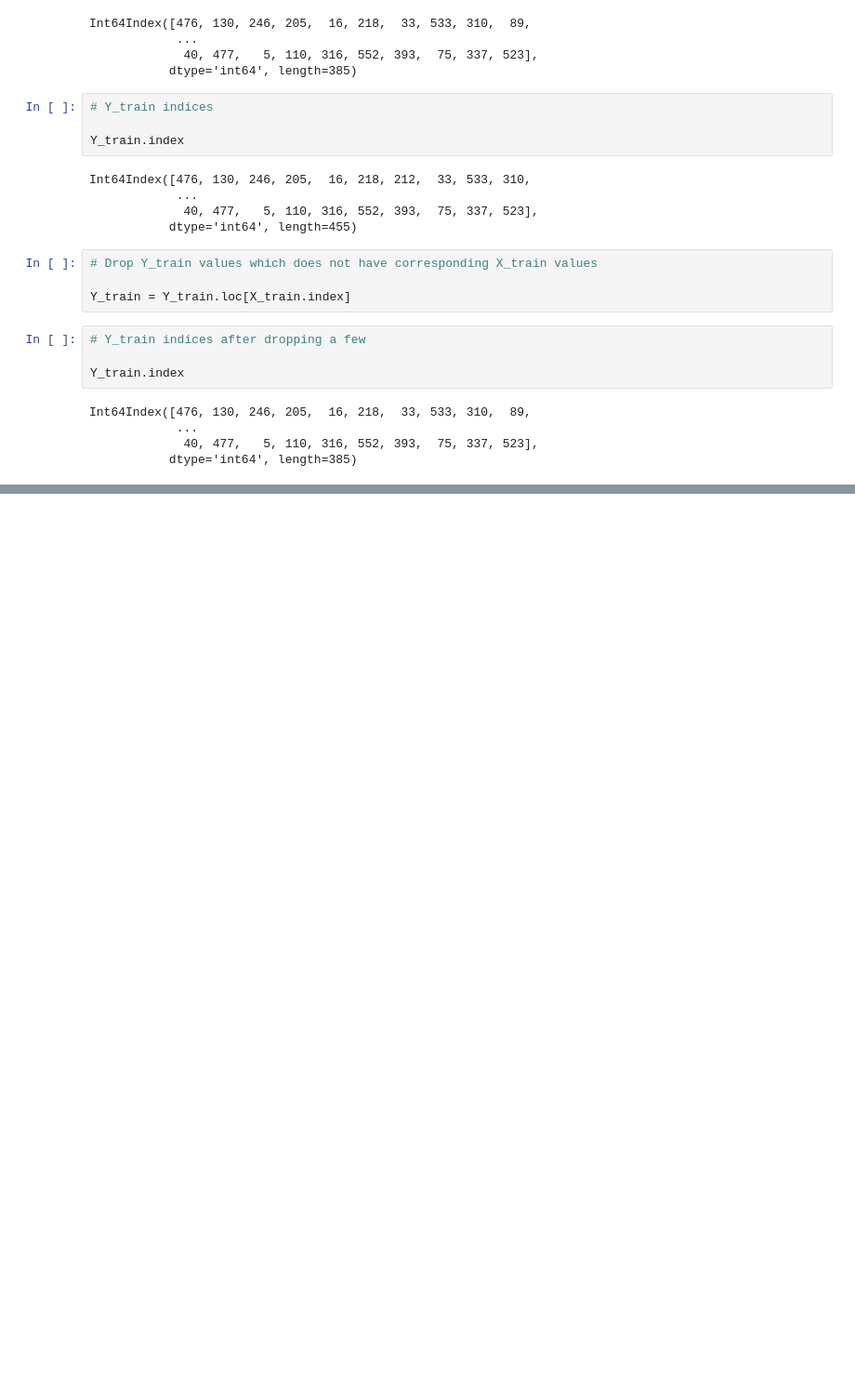
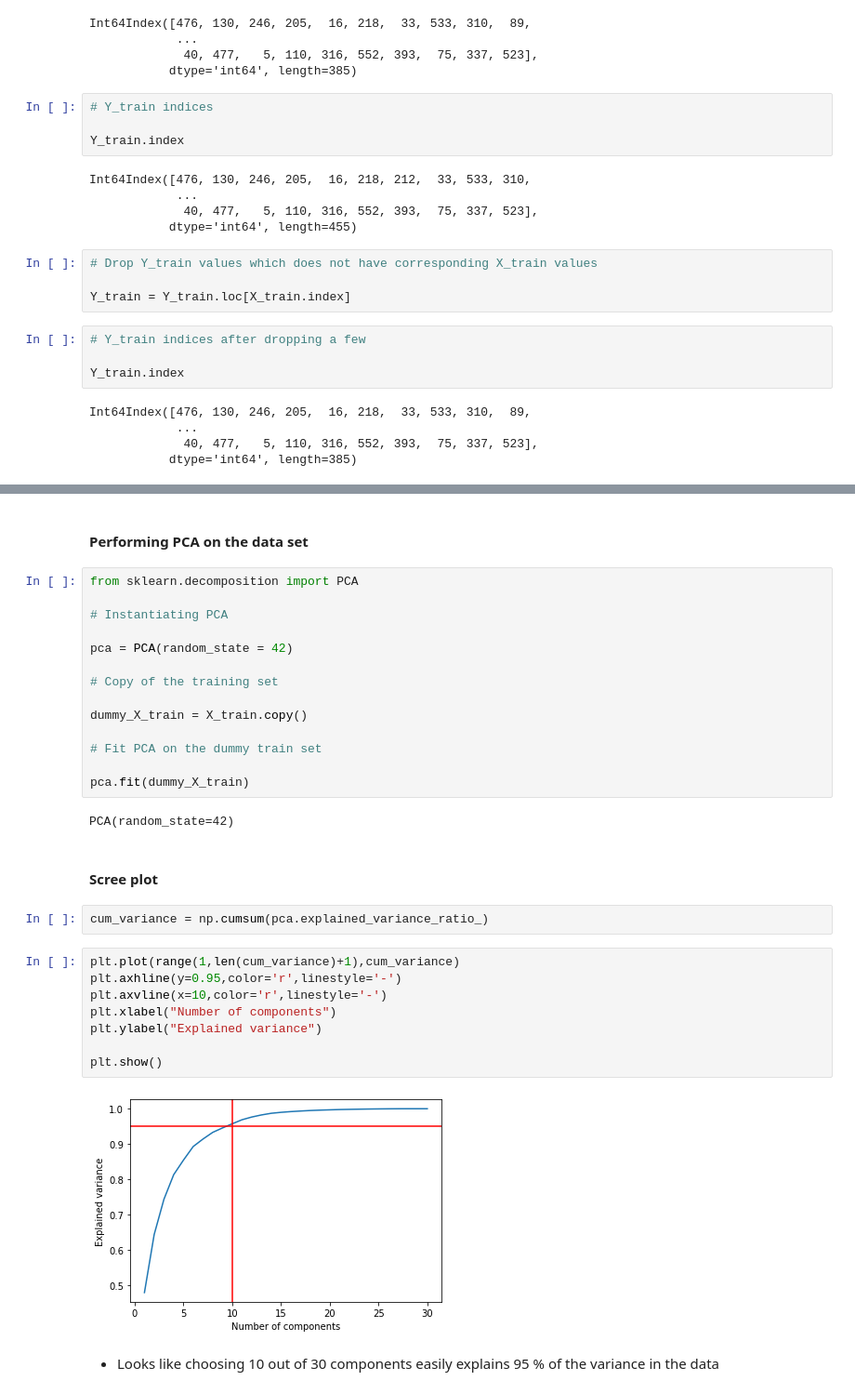
Before and after one commit to pradeeppvj8/GDA-on-breast-cancer-dataset, a Jupyter notebook: GDA on breast cancer dataset.ipynb, the cells around one changed output, grey strips where cells are left out. Shown at 93% size. Drawn from its saved outputs; the diff is of its cells as text; blank space fills up the shorter version.

Commit message:
GDA on binary classification for breast cancer data set done

```diff
--- a/GDA on breast cancer dataset.ipynb
+++ b/GDA on breast cancer dataset.ipynb
@@ -1114,0 +1117,34 @@ Name: diagnosis, dtype: int64
+# %% [markdown]
+#### Performing PCA on the data set
+# %%
+from sklearn.decomposition import PCA
+
+# Instantiating PCA
+
+pca = PCA(random_state = 42)
+
+# Copy of the training set
+
+dummy_X_train = X_train.copy()
+
+# Fit PCA on the dummy train set
+
+pca.fit(dummy_X_train)
+# %% [output]
+PCA(random_state=42)
+# %% [markdown]
+#### Scree plot
+# %%
+cum_variance = np.cumsum(pca.explained_variance_ratio_)
+# %%
+plt.plot(range(1,len(cum_variance)+1),cum_variance)
+plt.axhline(y=0.95,color='r',linestyle='-')
+plt.axvline(x=10,color='r',linestyle='-')
+plt.xlabel("Number of components")
+plt.ylabel("Explained variance")
+
+plt.show()
+# %% [output]
+[figure, added]
+# %% [markdown]
+- Looks like choosing 10 out of 30 components easily explains 95 % of the variance in the data
```
Also changed, not shown: parts of 30 cells of this notebook.
